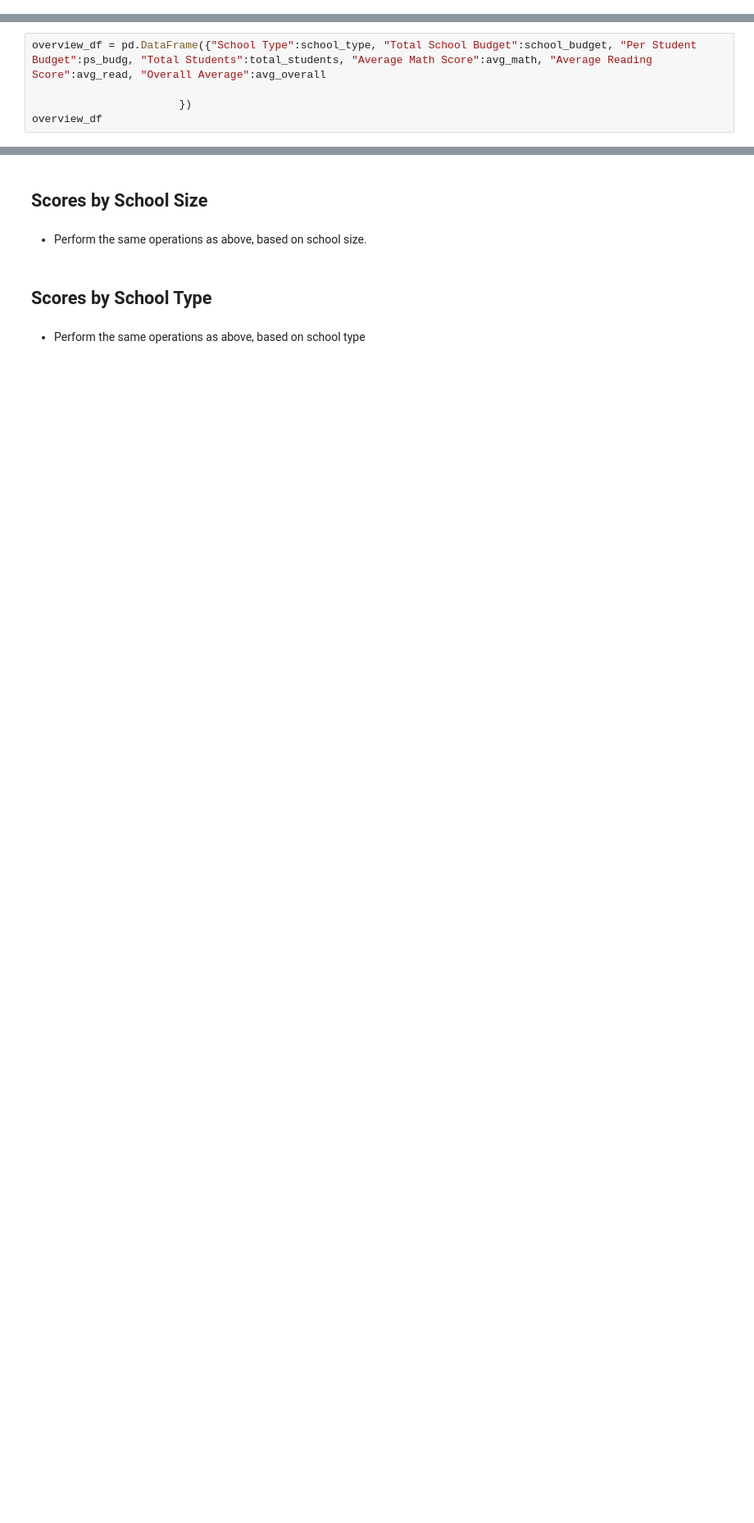
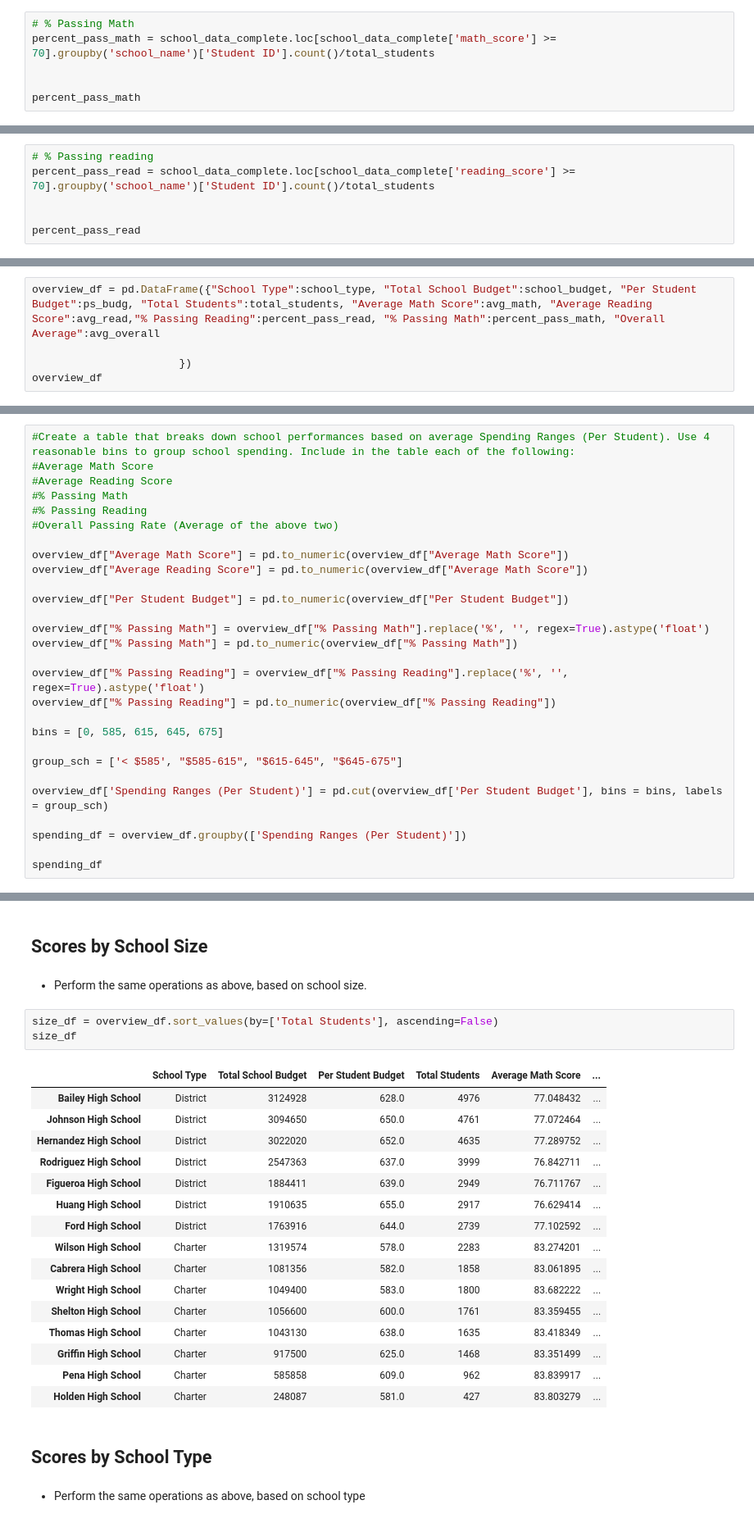
Before and after one commit to marcusmguerrier/pandas-challenge, a Jupyter notebook: PyCitySchools/PyCitySchools_starter.ipynb, the cells around one changed output, grey strips where cells are left out. Shown: that part at 82% size. Cells and saved outputs as stored; diff of their text form; blank space fills up the shorter version.

```diff
--- a/PyCitySchools/PyCitySchools_starter.ipynb
+++ b/PyCitySchools/PyCitySchools_starter.ipynb
@@ -296,3 +296,9 @@ Thomas High School       83.633639
 Wilson High School       83.631844
 Wright High School       83.818611
 dtype: float64
+# %%
+# % Passing Math
+percent_pass_math = school_data_complete.loc[school_data_complete['math_score'] >= 70].groupby('school_name')['Student ID'].count()/total_students
+
+
+percent_pass_math
@@ -298,0 +323,6 @@ dtype: float64
+# %%
+# % Passing reading
+percent_pass_read = school_data_complete.loc[school_data_complete['reading_score'] >= 70].groupby('school_name')['Student ID'].count()/total_students
+
+
+percent_pass_read
@@ -299,5 +347,5 @@ dtype: float64
 # %%
-overview_df = pd.DataFrame({"School Type":school_type, "Total School Budget":school_budget, "Per Student Budget":ps_budg, "Total Students":total_students, "Average Math Score":avg_math, "Average Reading Score":avg_read, "Overall Average":avg_overall
+overview_df = pd.DataFrame({"School Type":school_type, "Total School Budget":school_budget, "Per Student Budget":ps_budg, "Total Students":total_students, "Average Math Score":avg_math, "Average Reading Score":avg_read,"% Passing Reading":percent_pass_read, "% Passing Math":percent_pass_math, "Overall Average":avg_overall
 
                        })
 overview_df
@@ -378,3 +502,31 @@ bottom_five
   * % Passing Math
   * % Passing Reading
   * Overall Passing Rate (Average of the above two)
+# %%
+#Create a table that breaks down school performances based on average Spending Ranges (Per Student). Use 4 reasonable bins to group school spending. Include in the table each of the following:
+#Average Math Score
+#Average Reading Score
+#% Passing Math
+#% Passing Reading
+#Overall Passing Rate (Average of the above two)
+
+overview_df["Average Math Score"] = pd.to_numeric(overview_df["Average Math Score"])
+overview_df["Average Reading Score"] = pd.to_numeric(overview_df["Average Math Score"])
+
+overview_df["Per Student Budget"] = pd.to_numeric(overview_df["Per Student Budget"])
+
+overview_df["% Passing Math"] = overview_df["% Passing Math"].replace('%', '', regex=True).astype('float')
+overview_df["% Passing Math"] = pd.to_numeric(overview_df["% Passing Math"])
+
+overview_df["% Passing Reading"] = overview_df["% Passing Reading"].replace('%', '', regex=True).astype('float')
+overview_df["% Passing Reading"] = pd.to_numeric(overview_df["% Passing Reading"])
+
+bins = [0, 585, 615, 645, 675]
+
+group_sch = ['< $585', "$585-615", "$615-645", "$645-675"]
+
+overview_df['Spending Ranges (Per Student)'] = pd.cut(overview_df['Per Student Budget'], bins = bins, labels = group_sch)
+
+spending_df = overview_df.groupby(['Spending Ranges (Per Student)'])
+
+spending_df
@@ -382,6 +554,26 @@ bottom_five
 ## Scores by School Size
 # %% [markdown]
 * Perform the same operations as above, based on school size.
+# %%
+size_df = overview_df.sort_values(by=['Total Students'], ascending=False)
+size_df
+# %% [output]
+|  | School Type | Total School Budget | Per Student Budget | Total Students | Average Math Score | ... |
+| Bailey High School | District | 3124928 | 628.0 | 4976 | 77.048432 | ... |
+| Johnson High School | District | 3094650 | 650.0 | 4761 | 77.072464 | ... |
+| Hernandez High School | District | 3022020 | 652.0 | 4635 | 77.289752 | ... |
+| Rodriguez High School | District | 2547363 | 637.0 | 3999 | 76.842711 | ... |
+| Figueroa High School | District | 1884411 | 639.0 | 2949 | 76.711767 | ... |
+| Huang High School | District | 1910635 | 655.0 | 2917 | 76.629414 | ... |
+| Ford High School | District | 1763916 | 644.0 | 2739 | 77.102592 | ... |
+| Wilson High School | Charter | 1319574 | 578.0 | 2283 | 83.274201 | ... |
+| Cabrera High School | Charter | 1081356 | 582.0 | 1858 | 83.061895 | ... |
+| Wright High School | Charter | 1049400 | 583.0 | 1800 | 83.682222 | ... |
+| Shelton High School | Charter | 1056600 | 600.0 | 1761 | 83.359455 | ... |
+| Thomas High School | Charter | 1043130 | 638.0 | 1635 | 83.418349 | ... |
+| Griffin High School | Charter | 917500 | 625.0 | 1468 | 83.351499 | ... |
+| Pena High School | Charter | 585858 | 609.0 | 962 | 83.839917 | ... |
+| Holden High School | Charter | 248087 | 581.0 | 427 | 83.803279 | ... |
 # %% [markdown]
 ## Scores by School Type
 # %% [markdown]
```
Also changed, not shown: parts of 7 cells of this notebook.
